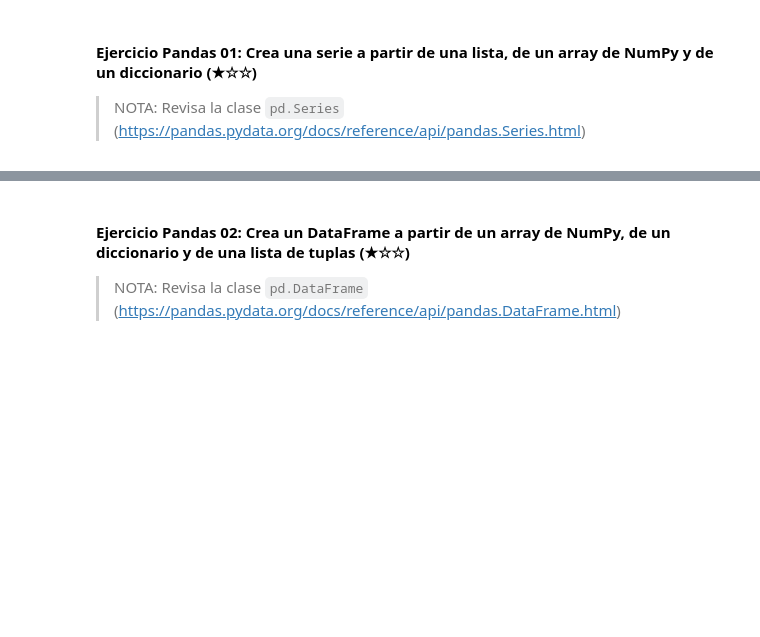
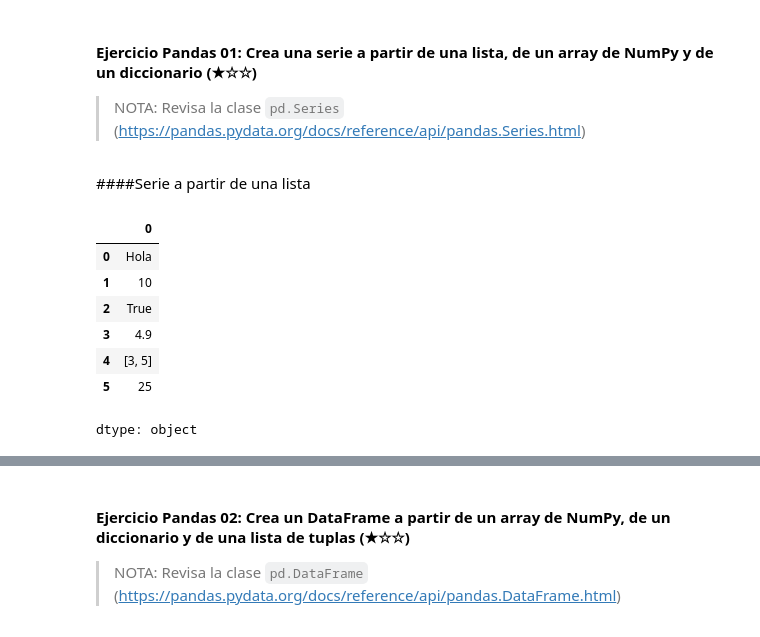
Before and after one commit to JCSB247/4GeeksAcademy, a Jupyter notebook: 03-pandas/03.1-Intro-To-Pandas.es.ipynb, the cells around one changed output, grey strips where cells are left out. Cells and saved outputs as stored; diff of their text form; code cells hidden in the pictures; blank space fills up the shorter version.

```diff
--- a/03-pandas/03.1-Intro-To-Pandas.es.ipynb
+++ b/03-pandas/03.1-Intro-To-Pandas.es.ipynb
@@ -311,3 +313,19 @@ En el siguiente enlace puedes conseguir las [soluciones a los ejercicios de pand
 #### Ejercicio Pandas 01: Crea una serie a partir de una lista, de un array de NumPy y de un diccionario (★☆☆)
 
 > NOTA: Revisa la clase `pd.Series` (https://pandas.pydata.org/docs/reference/api/pandas.Series.html)
+# %% [markdown]
+####Serie a partir de una lista
+# %%
+import pandas as pd
+
+serie = pd.Series (["Hola", 10, True, 4.9, [3,5], 25])
+serie
+# %% [output]
+|  | 0 |
+| 0 | Hola |
+| 1 | 10 |
+| 2 | True |
+| 3 | 4.9 |
+| 4 | [3, 5] |
+| 5 | 25 |
+dtype: object
```
Also changed, not shown: parts of 13 cells of this notebook.
